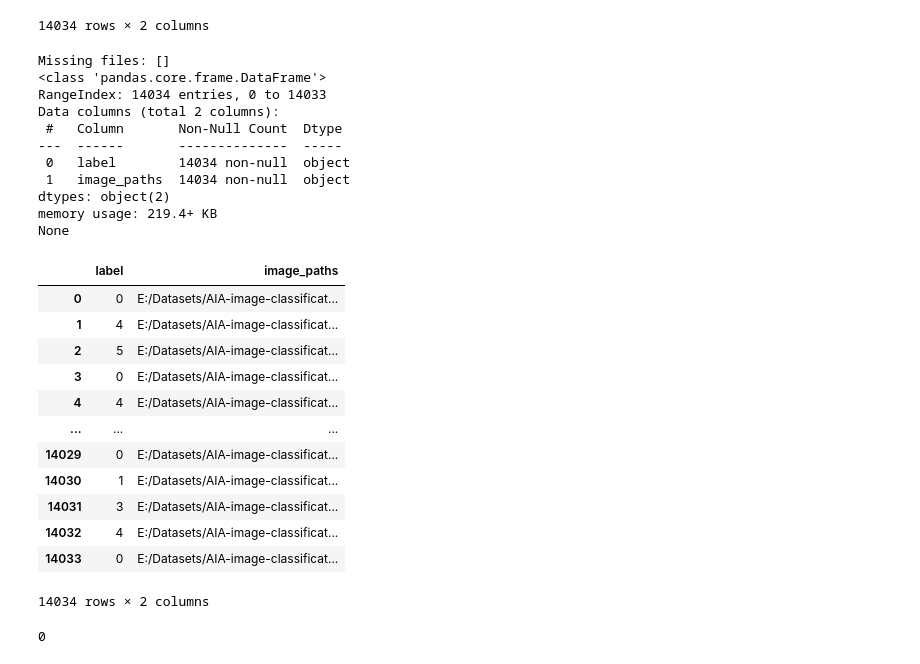
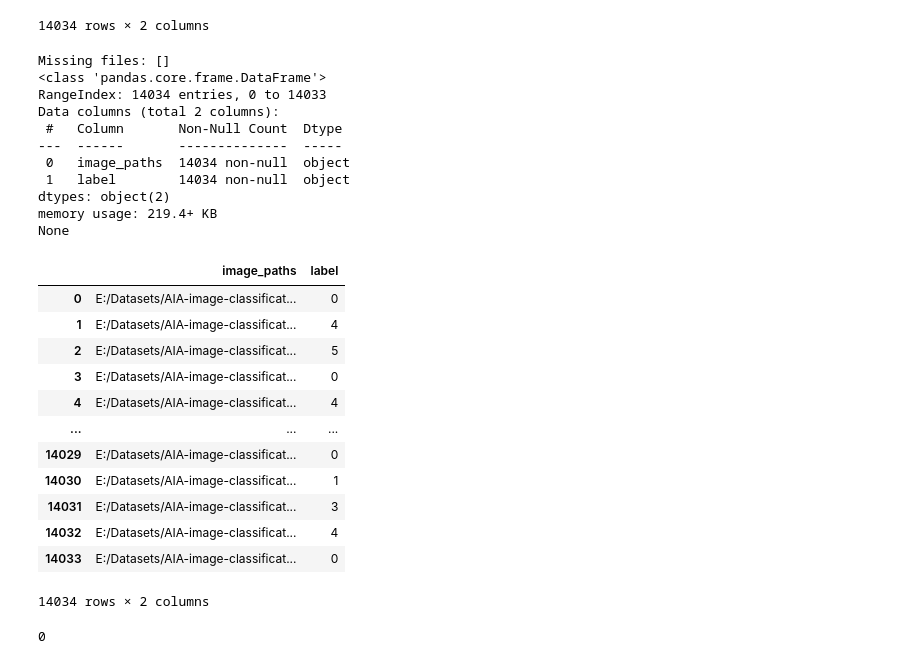
Before and after one commit to nishantab95/CNN-on-image-classification-into-6-labels-predefined, a Jupyter notebook: cnn_on_6_predefined_image_classification.ipynb, the cells around one changed output. Cells and saved outputs as stored; diff of their text form; code cells hidden in the pictures.

```diff
--- a/cnn_on_6_predefined_image_classification.ipynb
+++ b/cnn_on_6_predefined_image_classification.ipynb
@@ -37,55 +37,56 @@ class_df
 | 14033 | 20054.jpg | 0 |
 14034 rows × 2 columns
 # %%
-image_paths = []
+clean_paths = []
+clean_labels = []
 missing_files = []
+
 for index, row in class_df.iterrows():
     image_id = str(row['image_name'])
+    label = row['label']
 
     full_path = os.path.join(folder, image_id)
+
     if os.path.exists(full_path):
-        image_paths.append(full_path)
+        clean_paths.append(full_path)
+        clean_labels.append(label)
     else:
-        image_paths.append(None)
         missing_files.append(image_id)
 
-class_df['image_paths'] = image_paths
-
-class_df = class_df.dropna(subset=['image_paths'])
-
-df = class_df.drop(columns=['image_name'])
+df = pd.DataFrame({
+    'image_paths': clean_paths,
+    'label': clean_labels
+})
 
 df['label'] = df['label'].astype(str)
-
-df.to_csv("E:/Datasets/AIA-image-classification.csv", index=False)
 
 print("Missing files:", missing_files)
 print(df.info())
 df
 # %% [output]
 Missing files: []
 <class 'pandas.core.frame.DataFrame'>
 RangeIndex: 14034 entries, 0 to 14033
 Data columns (total 2 columns):
  #   Column       Non-Null Count  Dtype
 ---  ------       --------------  -----
- 0   label        14034 non-null  object
- 1   image_paths  14034 non-null  object
+ 0   image_paths  14034 non-null  object
+ 1   label        14034 non-null  object
 dtypes: object(2)
 memory usage: 219.4+ KB
 None
-|  | label | image_paths |
-| 0 | 0 | E:/Datasets/AIA-image-classificat... |
-| 1 | 4 | E:/Datasets/AIA-image-classificat... |
-| 2 | 5 | E:/Datasets/AIA-image-classificat... |
-| 3 | 0 | E:/Datasets/AIA-image-classificat... |
-| 4 | 4 | E:/Datasets/AIA-image-classificat... |
+|  | image_paths | label |
+| 0 | E:/Datasets/AIA-image-classificat... | 0 |
+| 1 | E:/Datasets/AIA-image-classificat... | 4 |
+| 2 | E:/Datasets/AIA-image-classificat... | 5 |
+| 3 | E:/Datasets/AIA-image-classificat... | 0 |
+| 4 | E:/Datasets/AIA-image-classificat... | 4 |
 | ... | ... | ... |
-| 14029 | 0 | E:/Datasets/AIA-image-classificat... |
-| 14030 | 1 | E:/Datasets/AIA-image-classificat... |
-| 14031 | 3 | E:/Datasets/AIA-image-classificat... |
-| 14032 | 4 | E:/Datasets/AIA-image-classificat... |
-| 14033 | 0 | E:/Datasets/AIA-image-classificat... |
+| 14029 | E:/Datasets/AIA-image-classificat... | 0 |
+| 14030 | E:/Datasets/AIA-image-classificat... | 1 |
+| 14031 | E:/Datasets/AIA-image-classificat... | 3 |
+| 14032 | E:/Datasets/AIA-image-classificat... | 4 |
+| 14033 | E:/Datasets/AIA-image-classificat... | 0 |
 14034 rows × 2 columns
 # %%
 from PIL import Image
```
Also changed, not shown: parts of 3 cells of this notebook.
